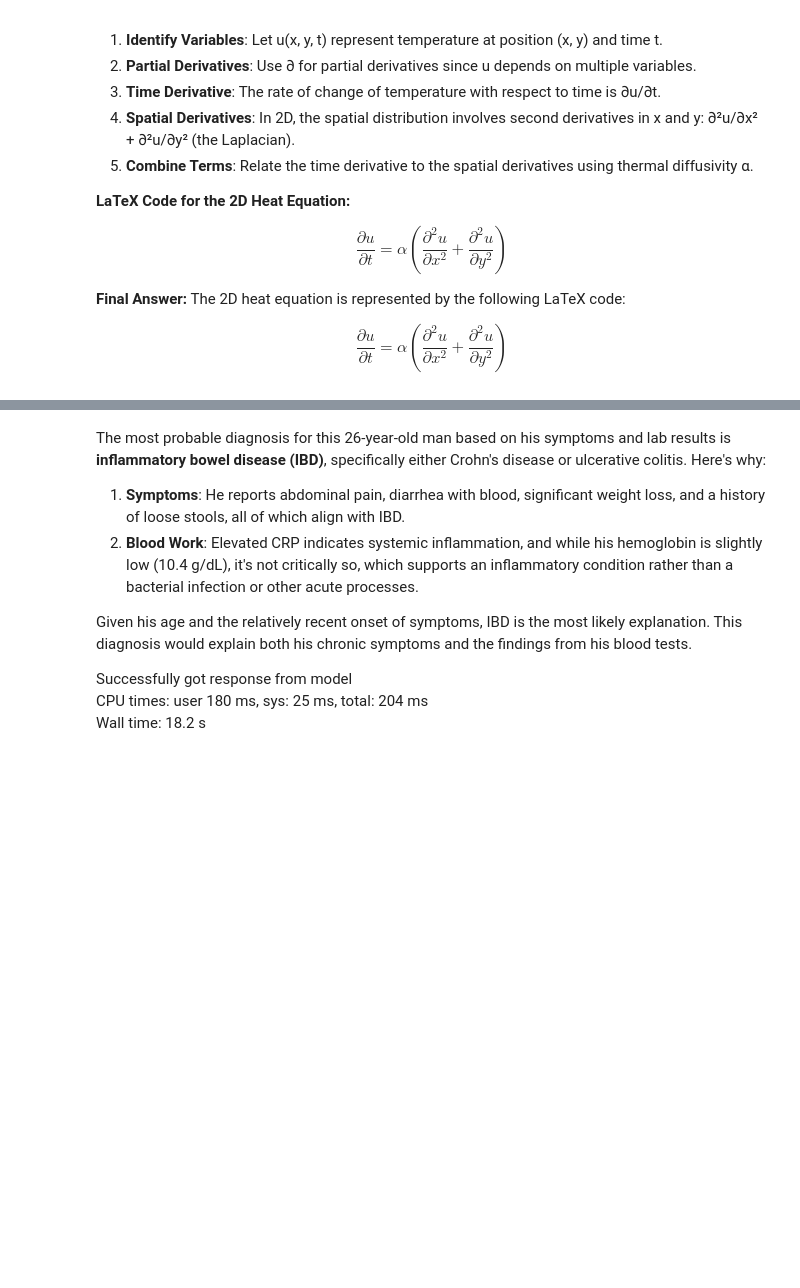
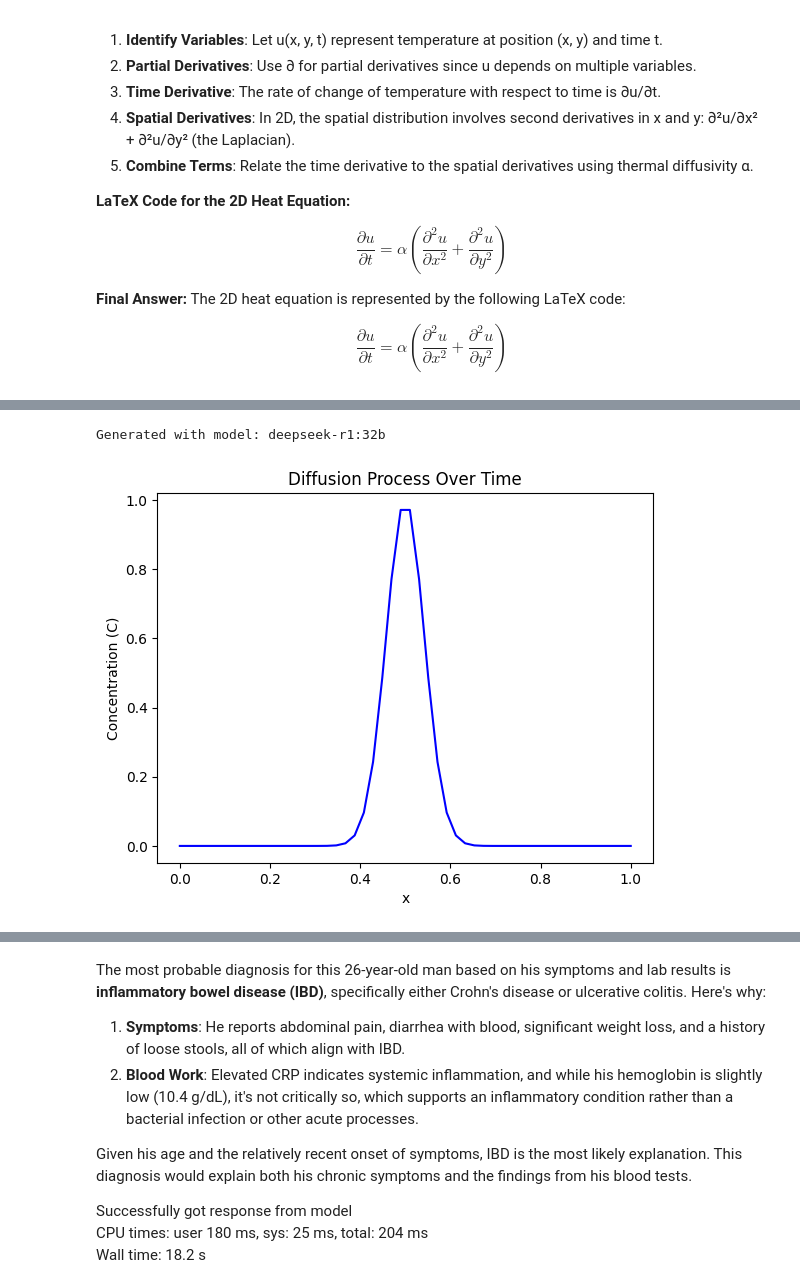
Before and after one commit to MMIV-ML/BMED365-2025, a Jupyter notebook: Lab5-Comp-Mod/00-test-llm.ipynb, the cells around one changed output, grey strips where cells are left out. Cells and saved outputs as stored; diff of their text form; code cells hidden in the pictures; blank space fills up the shorter version.

```diff
--- a/Lab5-Comp-Mod/00-test-llm.ipynb
+++ b/Lab5-Comp-Mod/00-test-llm.ipynb
@@ -1345,0 +1285,47 @@ Wall time: 2min 2s
+# %%
+import numpy as np
+import matplotlib.pyplot as plt
+from matplotlib.animation import FuncAnimation
+
+model = "deepseek-r1:32b"
+print(f'Generated with model: {model}')
+
+
+# Parameters
+L = 1.0  # Length of the domain
+Nx = 50   # Number of spatial points
+D = 0.1   # Diffusion coefficient
+
+# Discretization
+x = np.linspace(0, L, Nx)
+dx = x[1] - x[0]
+dt = 0.9 * dx**2 / (2 * D)  # Time step satisfying stability condition
+
+# Initial condition: Gaussian pulse centered at x=0.5
+C = np.exp(-4 * np.log(2) * ((x - 0.5)/0.1)**2)
+C[0] = C[-1] = 0.0  # Dirichlet boundary conditions
+
+concentrations = [C.copy()]
+
+# Time evolution
+for _ in range(200):  # Number of time steps
+    laplacian = (C[2:] - 2*C[1:-1] + C[:-2]) / dx**2
+    C[1:-1] += D * dt * laplacian
+    concentrations.append(C.copy())
+
+# Animation setup
+fig, ax = plt.subplots()
+line, = ax.plot(x, concentrations[0], color='blue')
+ax.set_xlabel('x')
+ax.set_ylabel('Concentration (C)')
+ax.set_title('Diffusion Process Over Time')
+
+def update(frame):
+    line.set_ydata(concentrations[frame])
+    return line,
+
+ani = FuncAnimation(fig, update, frames=len(concentrations), interval=50)
+plt.show()
+# %% [output]
+Generated with model: deepseek-r1:32b
+[figure, added]
```
Also changed, not shown: parts of 58 cells of this notebook, 41 other files.
